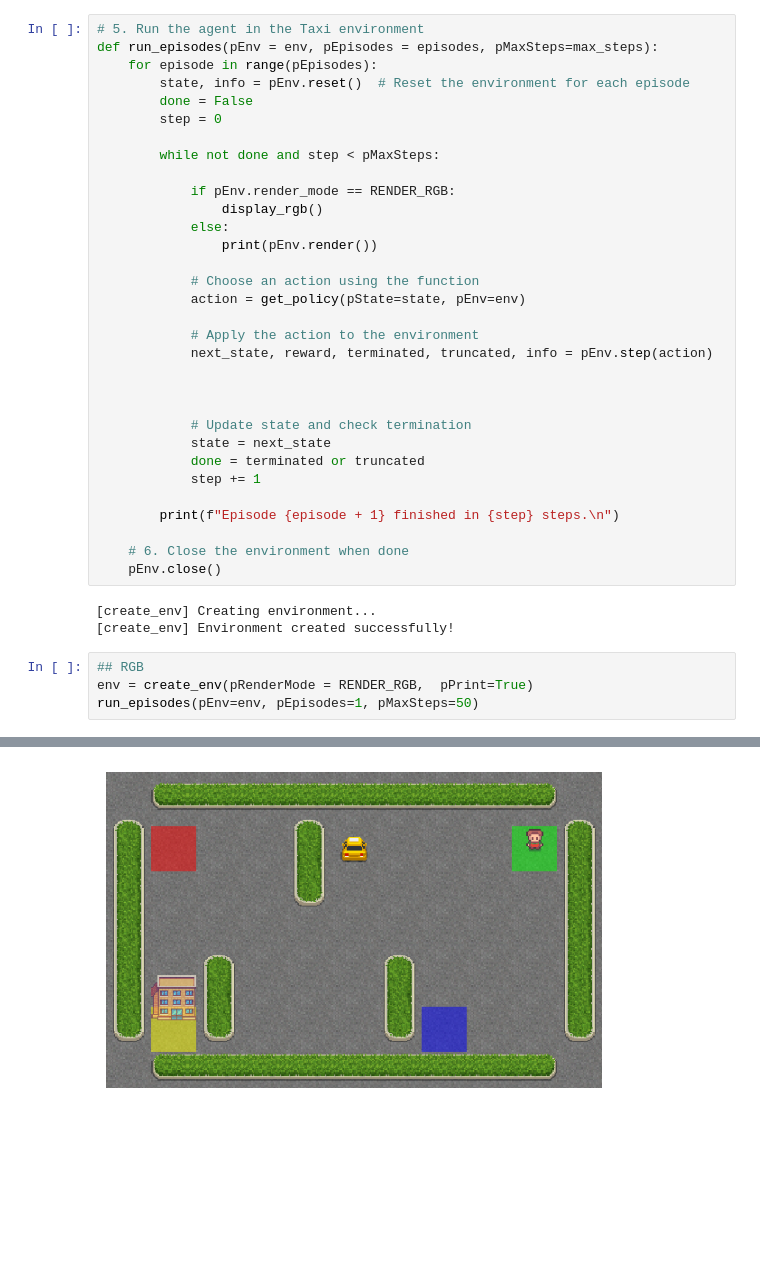
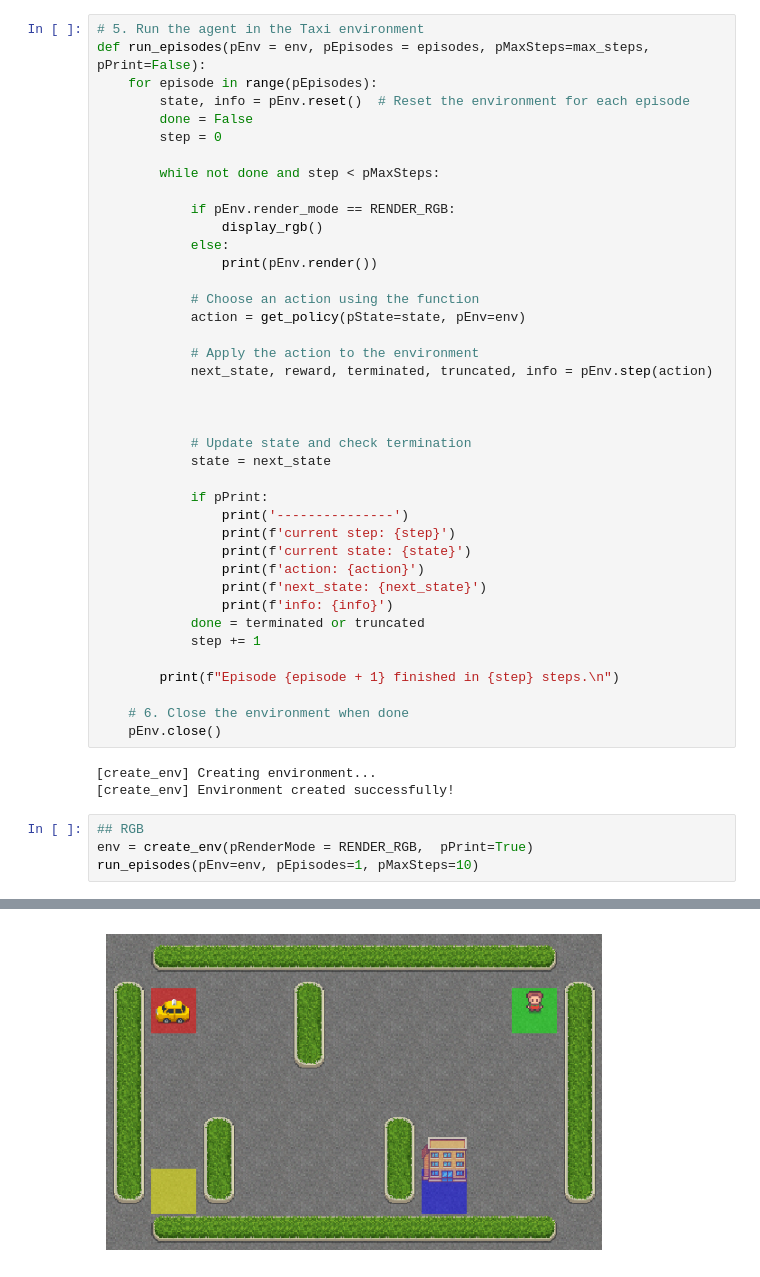
Before and after one commit to rennyatwork/CegepSteFoy_ReinfLearn_Work, a Jupyter notebook: TP01/taxi_v01.ipynb, the cells around one changed output, grey strips where cells are left out. Drawn from its saved outputs; the diff is of its cells as text; blank space fills up the shorter version.

```diff
--- a/TP01/taxi_v01.ipynb
+++ b/TP01/taxi_v01.ipynb
@@ -43,7 +43,7 @@ def display_rgb(pEnv=env):
         time.sleep(0.3)  # Adjust for slower or faster playback
 # %%
 # 5. Run the agent in the Taxi environment
-def run_episodes(pEnv = env, pEpisodes = episodes, pMaxSteps=max_steps):
+def run_episodes(pEnv = env, pEpisodes = episodes, pMaxSteps=max_steps, pPrint=False):
     for episode in range(pEpisodes):
         state, info = pEnv.reset()  # Reset the environment for each episode
         done = False
@@ -66,6 +66,14 @@ def run_episodes(pEnv = env, pEpisodes = episodes, pMaxSteps=max_steps):
 
             # Update state and check termination
             state = next_state
+
+            if pPrint:
+                print('---------------')
+                print(f'current step: {step}')
+                print(f'current state: {state}')
+                print(f'action: {action}')
+                print(f'next_state: {next_state}')
+                print(f'info: {info}')
             done = terminated or truncated
             step += 1
 
@@ -80,5 +88,5 @@ def run_episodes(pEnv = env, pEpisodes = episodes, pMaxSteps=max_steps):
 # %%
 ## RGB
 env = create_env(pRenderMode = RENDER_RGB,  pPrint=True)
-run_episodes(pEnv=env, pEpisodes=1, pMaxSteps=50)
+run_episodes(pEnv=env, pEpisodes=1, pMaxSteps=10)
 # %% [output]
@@ -86,4 +94,4 @@ Episode 1 finished in 50 steps.
-[figure, old version]
+[figure, new version]
 # %%
 ## text
 env = create_env(pRenderMode = RENDER_ANSI,  pPrint=True)
```
Also changed, not shown: parts of 2 cells of this notebook, 1 other file.
